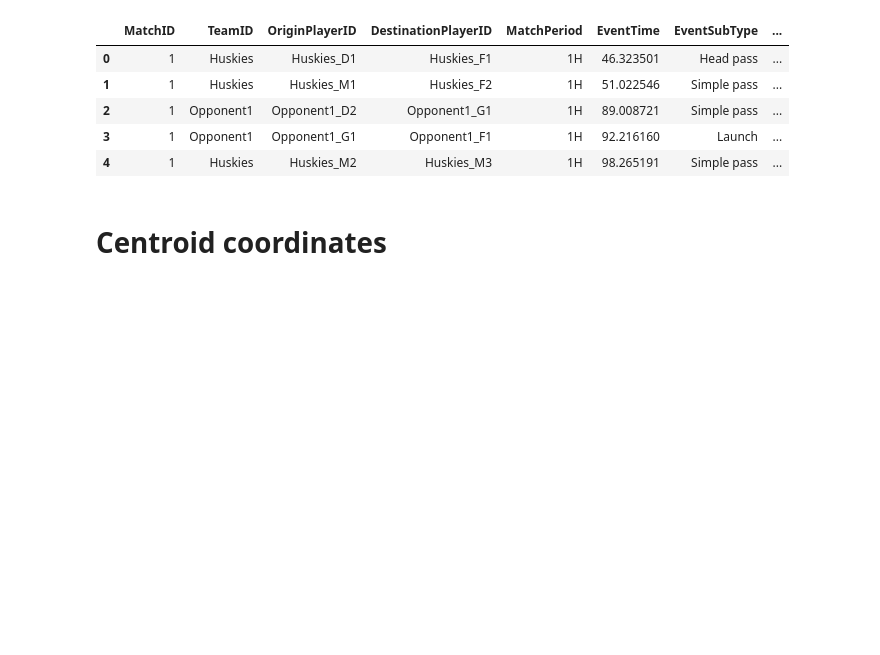
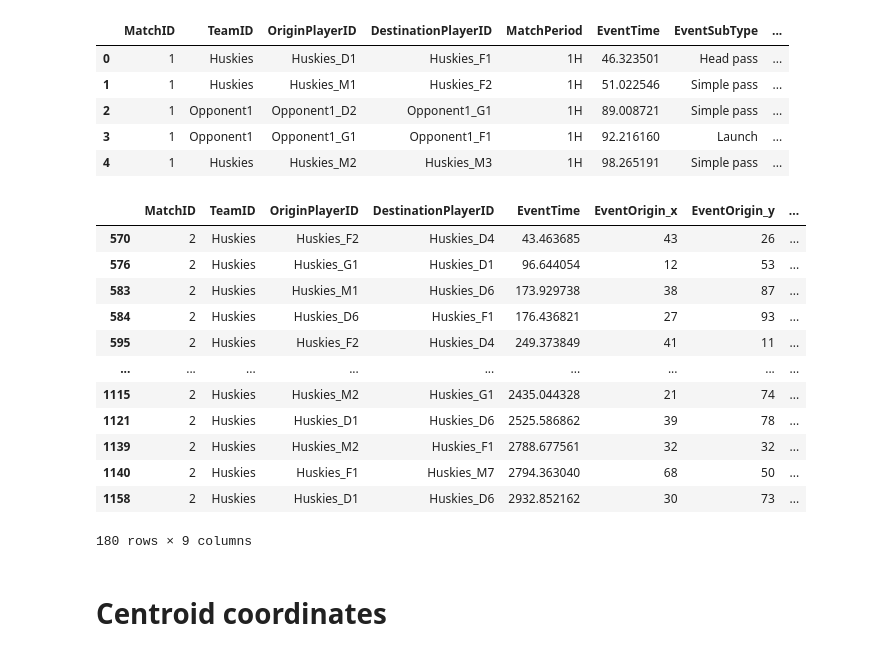
Before and after one commit to jansona/2020_MCM_ICM, a Jupyter notebook: task_1_short.ipynb, the cells around one changed output. Saved outputs shown, nothing was run; the diff lists cells and outputs as text; code cells hidden in the pictures; blank space fills up the shorter version.

```diff
--- a/task_1_short.ipynb
+++ b/task_1_short.ipynb
@@ -107,3 +174,19 @@ PPD = PPD[PPD['MatchID']==match][PPD['TeamID'].isin(['Huskies'])]
+# %%
+PPD
+# %% [output]
+|  | MatchID | TeamID | OriginPlayerID | DestinationPlayerID | EventTime | EventOrigin_x | EventOrigin_y | ... |
+| 570 | 2 | Huskies | Huskies_F2 | Huskies_D4 | 43.463685 | 43 | 26 | ... |
+| 576 | 2 | Huskies | Huskies_G1 | Huskies_D1 | 96.644054 | 12 | 53 | ... |
+| 583 | 2 | Huskies | Huskies_M1 | Huskies_D6 | 173.929738 | 38 | 87 | ... |
+| 584 | 2 | Huskies | Huskies_D6 | Huskies_F1 | 176.436821 | 27 | 93 | ... |
+| 595 | 2 | Huskies | Huskies_F2 | Huskies_D4 | 249.373849 | 41 | 11 | ... |
+| ... | ... | ... | ... | ... | ... | ... | ... | ... |
+| 1115 | 2 | Huskies | Huskies_M2 | Huskies_G1 | 2435.044328 | 21 | 74 | ... |
+| 1121 | 2 | Huskies | Huskies_D1 | Huskies_D6 | 2525.586862 | 39 | 78 | ... |
+| 1139 | 2 | Huskies | Huskies_M2 | Huskies_F1 | 2788.677561 | 32 | 32 | ... |
+| 1140 | 2 | Huskies | Huskies_F1 | Huskies_M7 | 2794.363040 | 68 | 50 | ... |
+| 1158 | 2 | Huskies | Huskies_D1 | Huskies_D6 | 2932.852162 | 30 | 73 | ... |
+180 rows × 9 columns
 # %% [markdown]
 # Centroid coordinates
 # %%
```
Also changed, not shown: parts of 18 cells of this notebook, 4 other files.
